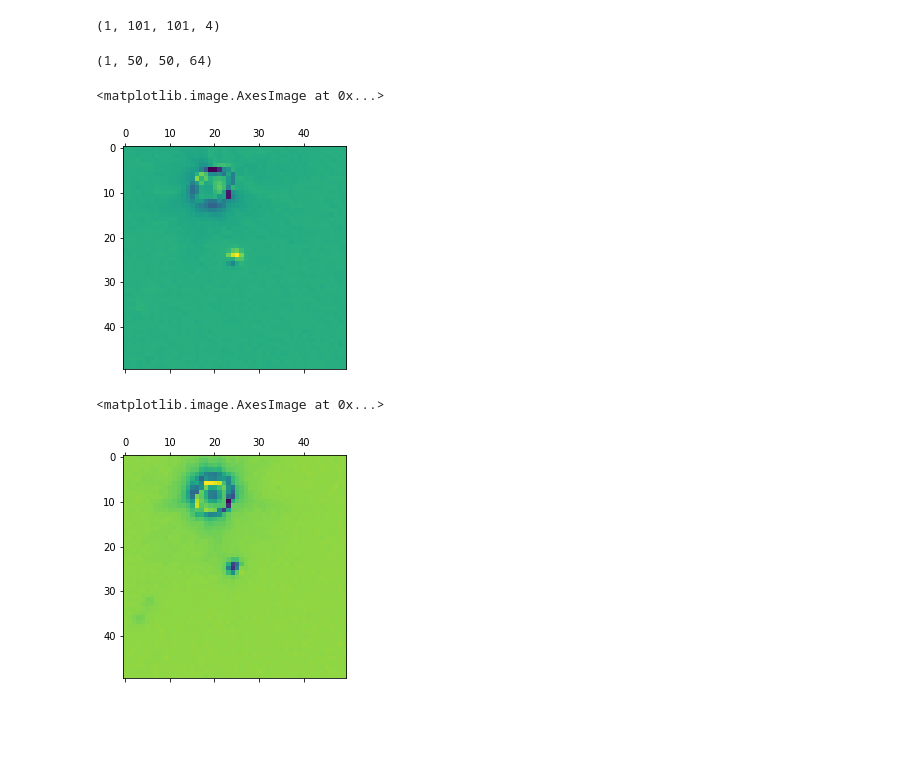
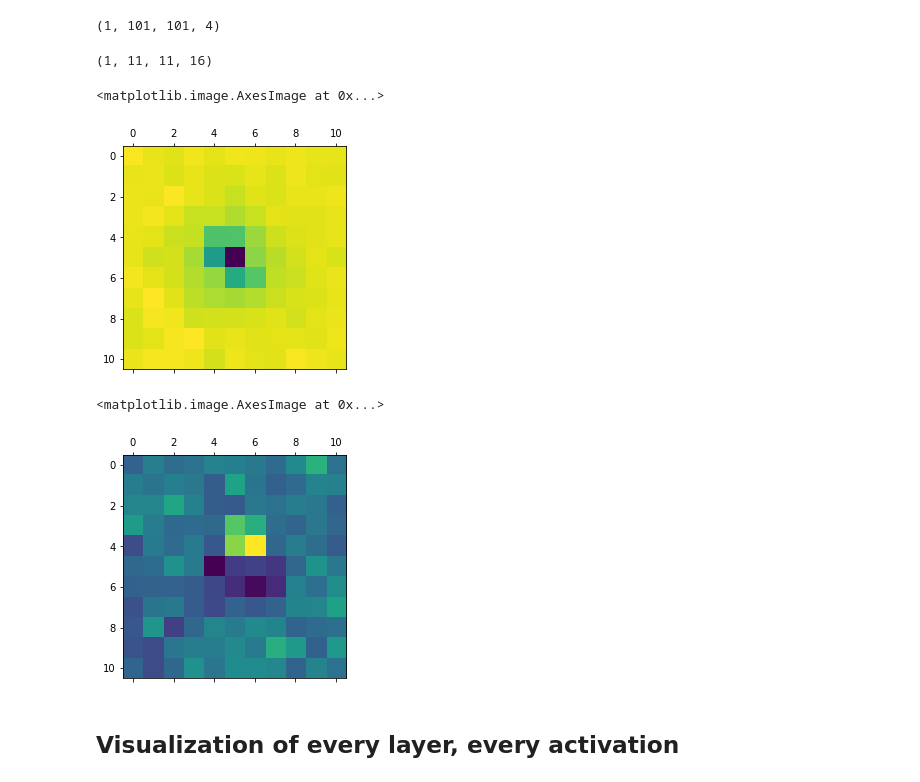
Before and after one commit to agoila/strong-lenses, a Jupyter notebook: Visualization.ipynb, the cells around one changed output. Cells and saved outputs as stored; diff of their text form; code cells hidden in the pictures; blank space fills up the shorter version.

```diff
--- a/Visualization.ipynb
+++ b/Visualization.ipynb
@@ -69,5 +68,5 @@ save_model(models_preprocessing.compiledConvnet(), PATH+'model_half_reg.hdf5')
 # %%
-model = load_model(PATH+'model_half_reg.hdf5')
+model = load_model(f'{PATH}model_reg_05.hdf5')
 model.summary()
 # %% [output]
 _________________________________________________________________
@@ -92,2 +126,2 @@ import PIL.Image
 # %%
-img = PIL.Image.fromarray(data[15001])
+img = PIL.Image.fromarray(data[185])
@@ -111,21 +139,23 @@ activation_model = models.Model(inputs=model.input, outputs=layer_outputs)
 # %%
 activations = activation_model.predict(img_tensor)
 # %%
-first_layer_activation = activations[0]
+first_layer_activation = activations[3]
 # %%
 first_layer_activation.shape
 # %% [output]
-(1, 50, 50, 64)
+(1, 11, 11, 16)
 # %%
-plt.matshow(first_layer_activation[0, :, :, 32], cmap='viridis')
+plt.matshow(first_layer_activation[0, :, :, 15], cmap='viridis')
 # %% [output]
 <matplotlib.image.AxesImage at 0x...>
-[figure, old version]
+[figure, new version]
 # %%
 plt.matshow(first_layer_activation[0, :, :, 7], cmap='viridis')
 # %% [output]
 <matplotlib.image.AxesImage at 0x...>
-[figure, old version]
+[figure, new version]
+# %% [markdown]
+## Visualization of every layer, every activation
 # %%
 layer_names = []
 for layer in model.layers[:4]:
```
Also changed, not shown: parts of 40 cells of this notebook.
